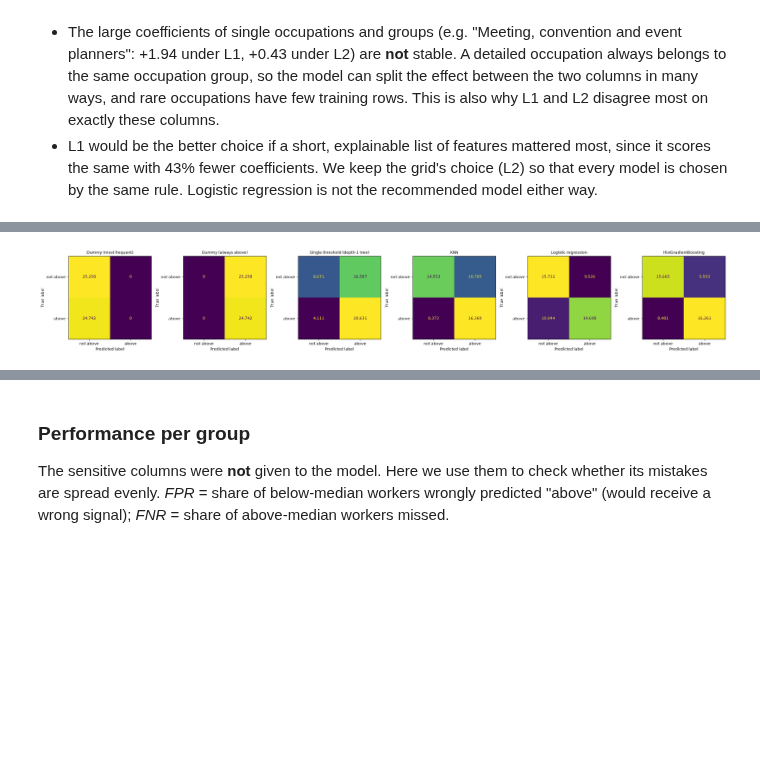
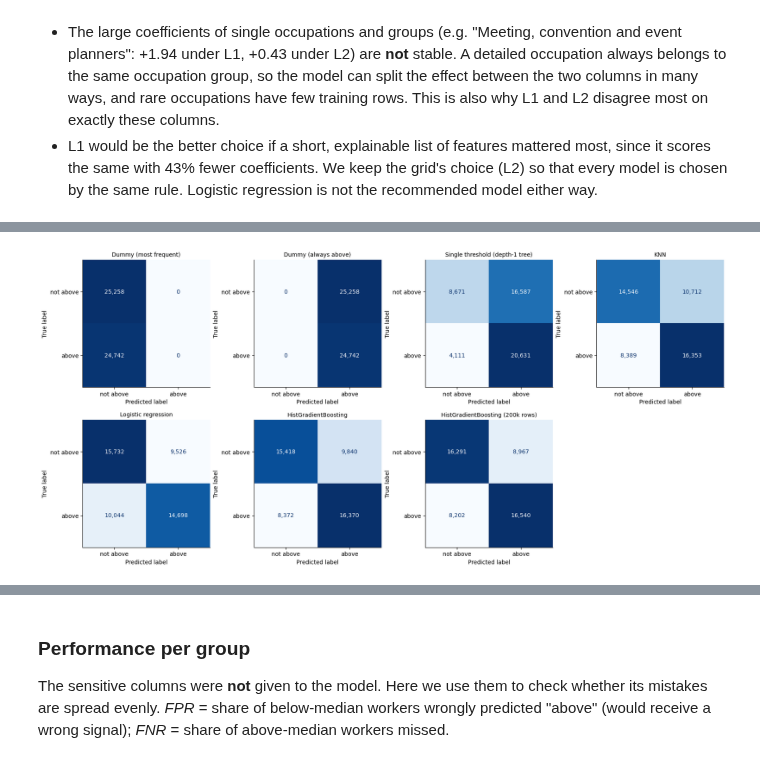
Before and after one commit to flxr8/ai4g-portfolio-felix-reichle, a Jupyter notebook: Term 1/Week 5/hackathon/fair_pay_checker.ipynb, the cells around one changed output, grey strips where cells are left out. Saved outputs shown, nothing was run; the diff lists cells and outputs as text; code cells hidden in the pictures; blank space fills up the shorter version.

```diff
--- a/Term 1/Week 5/hackathon/fair_pay_checker.ipynb
+++ b/Term 1/Week 5/hackathon/fair_pay_checker.ipynb
@@ -529,13 +557,13 @@ and which features weigh most? (Numbers are standardised and categories one-hot
 lr_res = pd.DataFrame(searches["Logistic regression"].cv_results_)
 coef_rows, coefs = {}, {}
 for penalty, g in lr_res.groupby("param_model__penalty"):
-    best = g.loc[g.mean_test_score.idxmax()]
+    best = g.loc[g.mean_test_roc_auc.idxmax()]
     pipe = clone(searches["Logistic regression"].best_estimator_).set_params(model__penalty=penalty, model__C=best.param_model__C)
     pipe.fit(X_tune, y_tune)
     coefs[penalty] = pd.Series(pipe.named_steps["model"].coef_[0], index=pipe.named_steps["prep"].get_feature_names_out())
     is_occ = coefs[penalty].index.str.startswith("cat__OCCP_")
     coef_rows[penalty] = {"best C": best.param_model__C,
-                          "CV ROC-AUC": f"{best.mean_test_score:.3f} ± {best.std_test_score:.3f}",
+                          "CV ROC-AUC": f"{best.mean_test_roc_auc:.3f} ± {best.std_test_roc_auc:.3f}",
                           "coefficients": len(coefs[penalty]),
                           "exactly zero": int((coefs[penalty] == 0).sum()),
                           "detailed occupations set to zero": f"{int((coefs[penalty][is_occ] == 0).sum())} of {is_occ.sum()}"}
@@ -590,0 +690,14 @@ L2 keeps every coefficient, but it shrinks them. The table of strongest coeffici
+# %%
+# learning curves: train on 5% ... 100% of each training fold (best settings, same folds) and record the log loss
+LC_FRACTIONS = [0.05, 0.1, 0.25, 0.5, 1.0]
+fig, axes = plt.subplots(1, 3, figsize=(18, 4.5))  # own y-axis per model: HGB's small-sample losses would flatten the others
+for ax, name in zip(axes, searches):
+    sizes, tr, va = learning_curve(clone(searches[name].best_estimator_), X_tune, y_tune, cv=folds,
+                                   train_sizes=LC_FRACTIONS, scoring="neg_log_loss", n_jobs=-1)
+    ax.plot(sizes, -tr.mean(axis=1), "--o", color=TRAIN_C, label="training")
+    ax.errorbar(sizes, -va.mean(axis=1), yerr=va.std(axis=1), fmt="-o", capsize=3, color=VAL_C, label="validation (mean ± sd)")
+    ax.set(title=f"{name} ({cv_rows[name]['params']})", xlabel="training rows", ylabel="log loss (lower is better)")
+    ax.legend()
+    print(f"{name:20s} training {-tr.mean(axis=1)[0]:.3f} -> {-tr.mean(axis=1)[-1]:.3f} | "
+          f"validation {-va.mean(axis=1)[0]:.3f} -> {-va.mean(axis=1)[-1]:.3f}  ({sizes[0]:,} -> {sizes[-1]:,} rows)")
+plt.tight_layout(); plt.show()
@@ -591,3 +774,6 @@ L2 keeps every coefficient, but it shrinks them. The table of strongest coeffici
+# %%
+BIG_N = 200_000
+RECOMMENDED = "HistGradientBoosting (200k rows)"  # same settings as the tuned HGB, fitted on 200,000 training workers
 # %% [markdown]
 ## 7. Evaluate once on the test set
 
@@ -596,18 +783,27 @@ Per model: confusion matrix, precision, recall and F1 at the default threshold o
 # %%
 final_models = {name: pipe.fit(X_tune, y_tune) for name, pipe in baselines.items()}
 final_models.update({name: s.best_estimator_ for name, s in searches.items()})
+final_models[RECOMMENDED] = big_models[("HistGradientBoosting", BIG_N)]  # same settings, more rows (step 6)
 
 rows, preds = [], {}
 for name, model in final_models.items():
     pred = model.predict(X_test)
     prob = model.predict_proba(X_test)[:, 1]
     preds[name] = (pred, prob)
+    if name == RECOMMENDED:
+        m = more[(more.model == "HistGradientBoosting") & (more["training rows"] == BIG_N)].iloc[0]
+        train_auc, cv = m["train ROC-AUC"], f"{m['validation ROC-AUC']:.3f} (held-out households)"
+    else:
+        train_auc = roc_auc_score(y_tune, model.predict_proba(X_tune)[:, 1])
+        cv = f"{cv_rows[name]['cv_mean']:.3f} ± {cv_rows[name]['cv_std']:.3f}"
     rows.append({
         "Model": name,
-        "Best hyperparameters": cv_rows[name]["params"],
-        "Train ROC-AUC": roc_auc_score(y_tune, model.predict_proba(X_tune)[:, 1]),
-        "CV ROC-AUC (mean ± sd)": f"{cv_rows[name]['cv_mean']:.3f} ± {cv_rows[name]['cv_std']:.3f}",
+        "Best hyperparameters": cv_rows["HistGradientBoosting" if name == RECOMMENDED else name]["params"],
+        "Training rows": BIG_N if name == RECOMMENDED else N_TUNE,
+        "Train ROC-AUC": train_auc,
+        "CV ROC-AUC (mean ± sd)": cv,
         "Test ROC-AUC": roc_auc_score(y_test, prob),
+        "Test log loss": log_loss(y_test, prob),
         "Test precision": precision_score(y_test, pred, zero_division=0),
         "Test recall": recall_score(y_test, pred),
         "Test F1": f1_score(y_test, pred),
@@ -627,9 +824,10 @@ comparison.round(3)
 # %%
-fig, axes = plt.subplots(1, len(final_models), figsize=(4.2 * len(final_models), 4))
-for ax, (name, (pred, _)) in zip(axes, preds.items()):
+fig, axes = plt.subplots(2, 4, figsize=(17, 8))
+for ax, (name, (pred, _)) in zip(axes.flat, preds.items()):
     ConfusionMatrixDisplay(confusion_matrix(y_test, pred), display_labels=["not above", "above"]).plot(
-        ax=ax, colorbar=False, values_format=",")
-    ax.set_title(name, fontsize=10)
+        ax=ax, colorbar=False, values_format=",", cmap="Blues")
+    ax.set_title(name, fontsize=10); ax.grid(False)
+axes.flat[-1].axis("off")
 plt.tight_layout(); plt.show()
 # %% [output]
-[figure, old version]
+[figure, new version]
```
Also changed, not shown: parts of 42 cells of this notebook.
